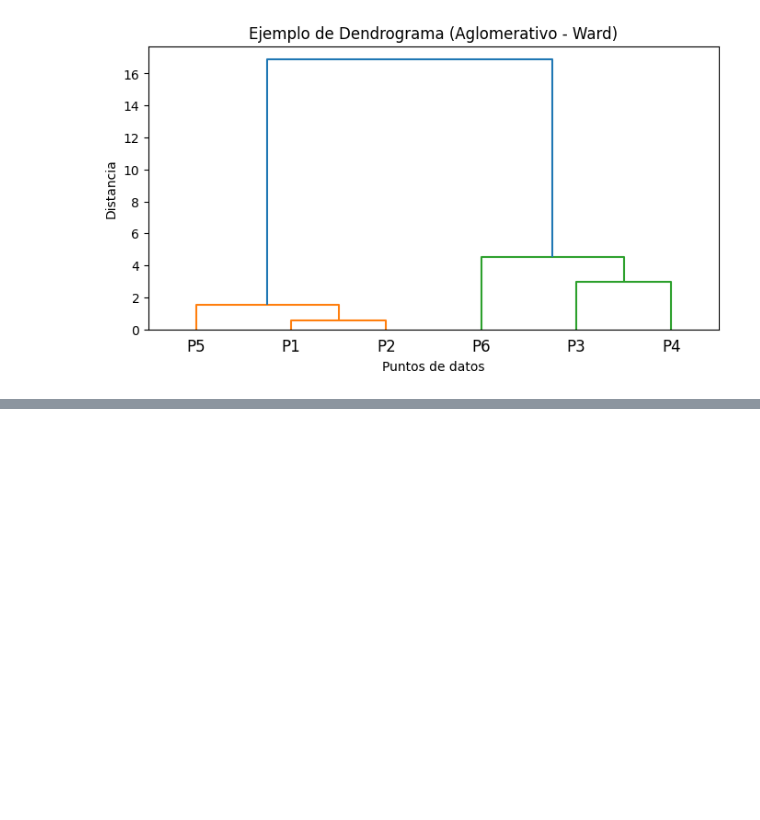
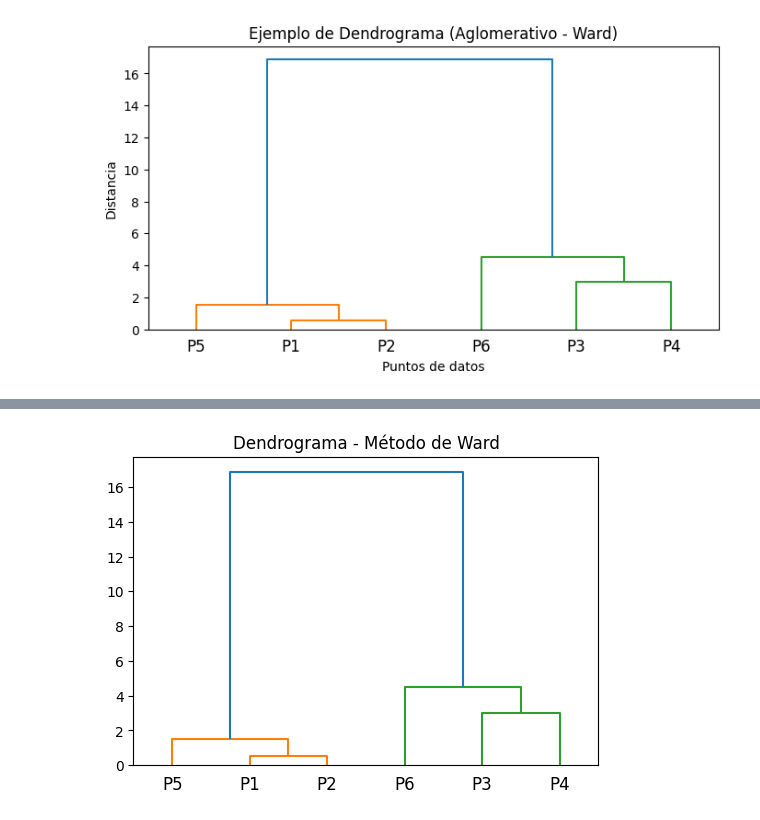
Before and after one commit to AndreSosa21/clustering-jerarquico, a Jupyter notebook: clustering.ipynb, the cells around one changed output, grey strips where cells are left out. Cells and saved outputs as stored; diff of their text form; code cells hidden in the pictures; blank space fills up the shorter version.

```diff
--- a/clustering.ipynb
+++ b/clustering.ipynb
@@ -195,0 +268,9 @@ TypeError: Ellipse.__init__() takes 4 positional arguments but 5 were given
+# %%
+Z_ward = linkage(X, method='ward')
+
+plt.figure(figsize=(6,4))
+dendrogram(Z_ward, labels=[f"P{i}" for i in range(1, len(X)+1)])
+plt.title("Dendrograma - Método de Ward")
+plt.show()
+# %% [output]
+[figure, added]
```
Also changed, not shown: parts of 9 cells of this notebook.
